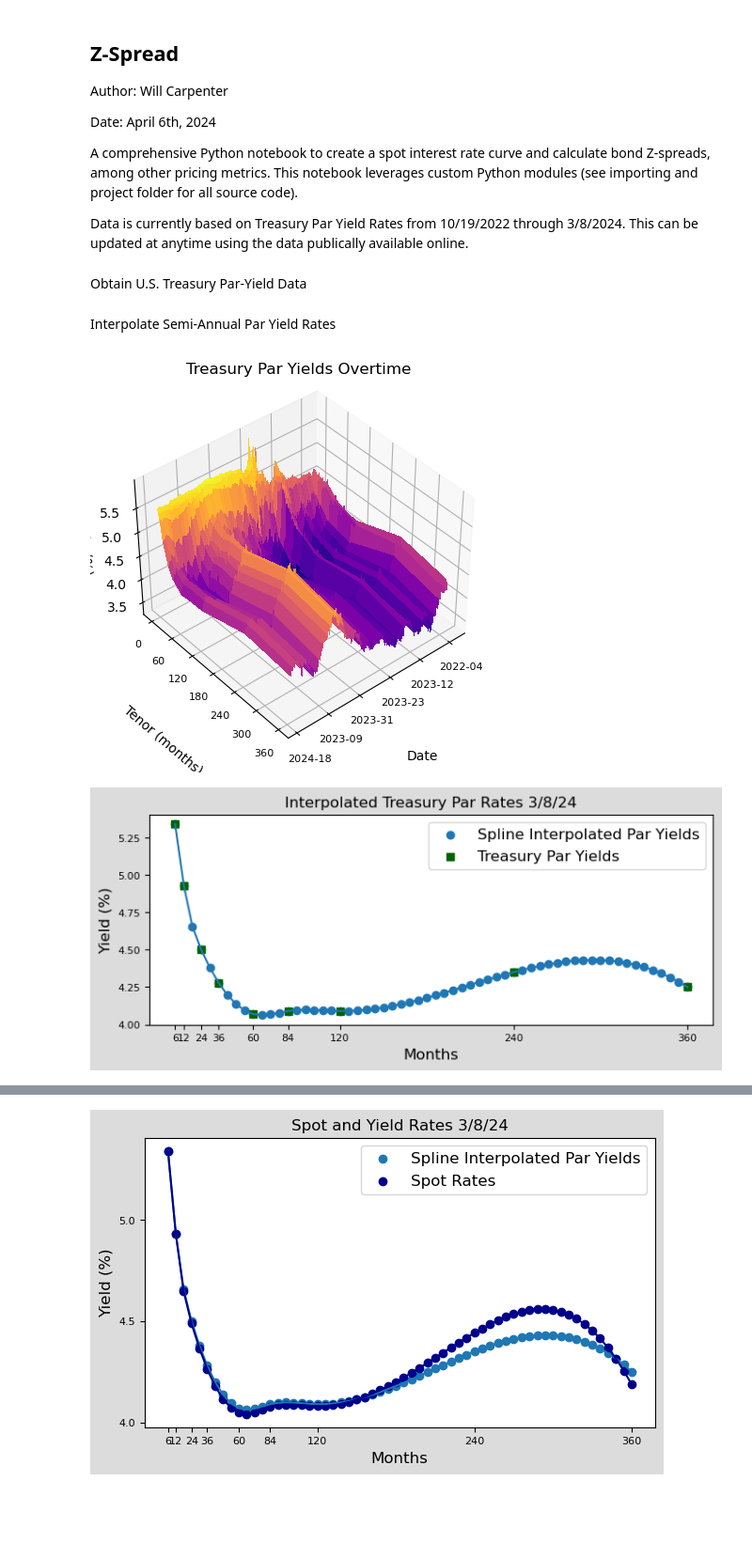
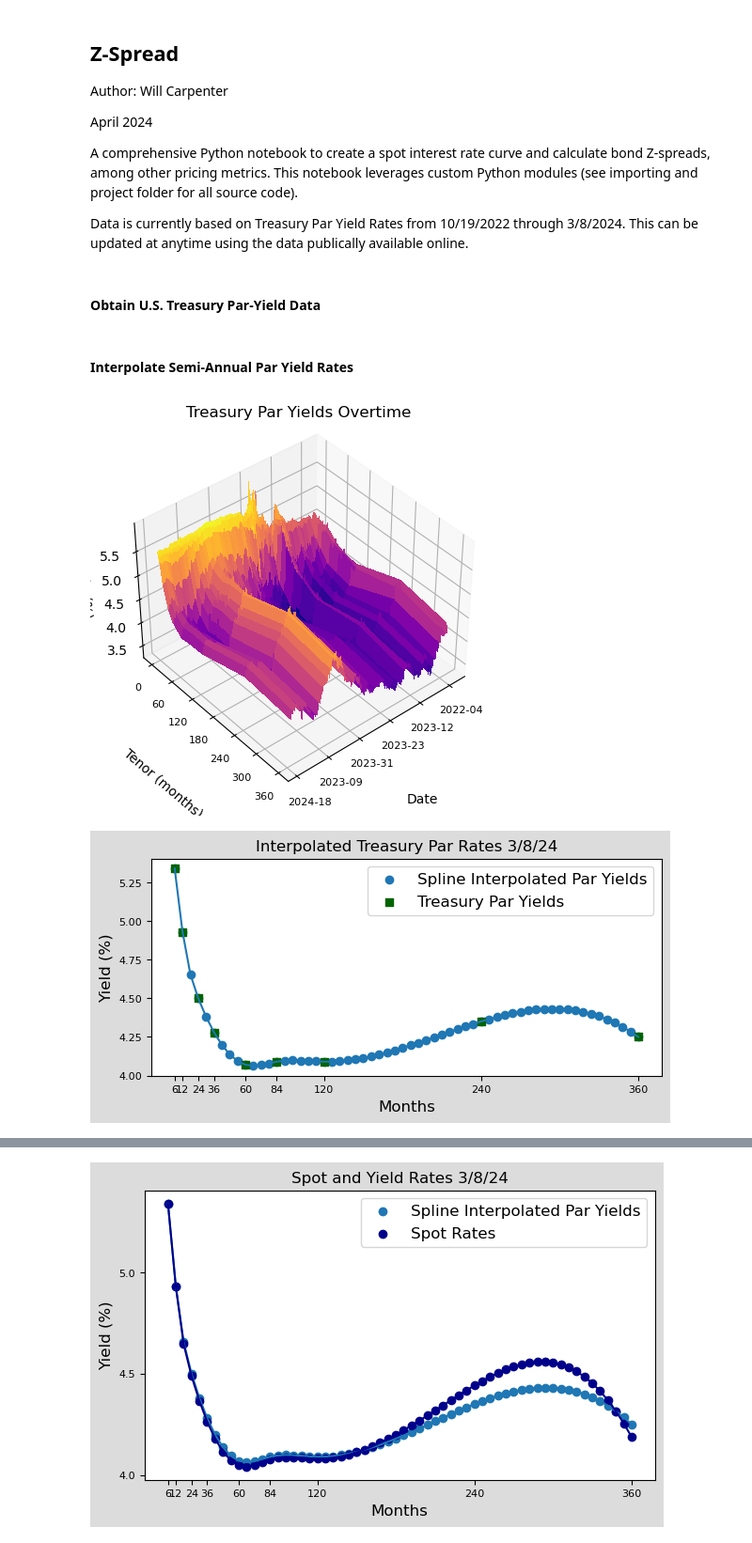
Before and after one commit to wrcarpenter/Z-Spread, a Jupyter notebook: z_spread.ipynb, the cells around one changed output, grey strips where cells are left out. Shown at 94% size. Saved outputs shown, nothing was run; the diff lists cells and outputs as text; code cells hidden in the pictures; blank space fills up the shorter version.

```diff
--- a/z_spread.ipynb
+++ b/z_spread.ipynb
@@ -3,7 +3,7 @@
 
 Author: Will Carpenter
 
-Date:   April 6th, 2024
+April 2024
 
 A comprehensive Python notebook to create a spot interest rate curve and calculate bond Z-spreads, among other pricing metrics. This notebook leverages custom Python modules (see importing and project folder for all source code).
 
@@ -19,7 +19,7 @@ import spot_rate_bootstrap as boot
 import z_spread as pricing
 import charts as chrts
 # %% [markdown]
-Obtain U.S. Treasury Par-Yield Data
+#### Obtain U.S. Treasury Par-Yield Data
 # %%
 # Importing data available on Github
 tsy      = pd.read_csv("https://raw.githubusercontent.com/wrcarpenter/Z-Spread/main/Data/daily-treasury-rates.csv", header=0)
@@ -27,14 +27,14 @@ head     = pd.read_csv("https://raw.githubusercontent.com/wrcarpenter/Z-Spread/m
 tsy_cols = list(tsy.columns.values)
 cols     = list(head.columns.values)
 # %% [markdown]
-Interpolate Semi-Annual Par Yield Rates
+#### Interpolate Semi-Annual Par Yield Rates
 # %%
 # Semi-annual interpolation
 ylds = boot.interpolate_yields(tsy, head)
 # 3D visualization of yields
 chrts.tsy_rate_surface(tsy, 40, 50, 5,7)
-chrts.interp_tsy_yld_plot(ylds, tsy_cols, 8, 3)
+chrts.interp_tsy_yld_plot(ylds, tsy_cols, 7, 3)
 # %% [output]
 [figure]
-[figure, old version]
+[figure, new version]
 # %% [markdown]
```
Also changed, not shown: parts of 11 cells of this notebook.
